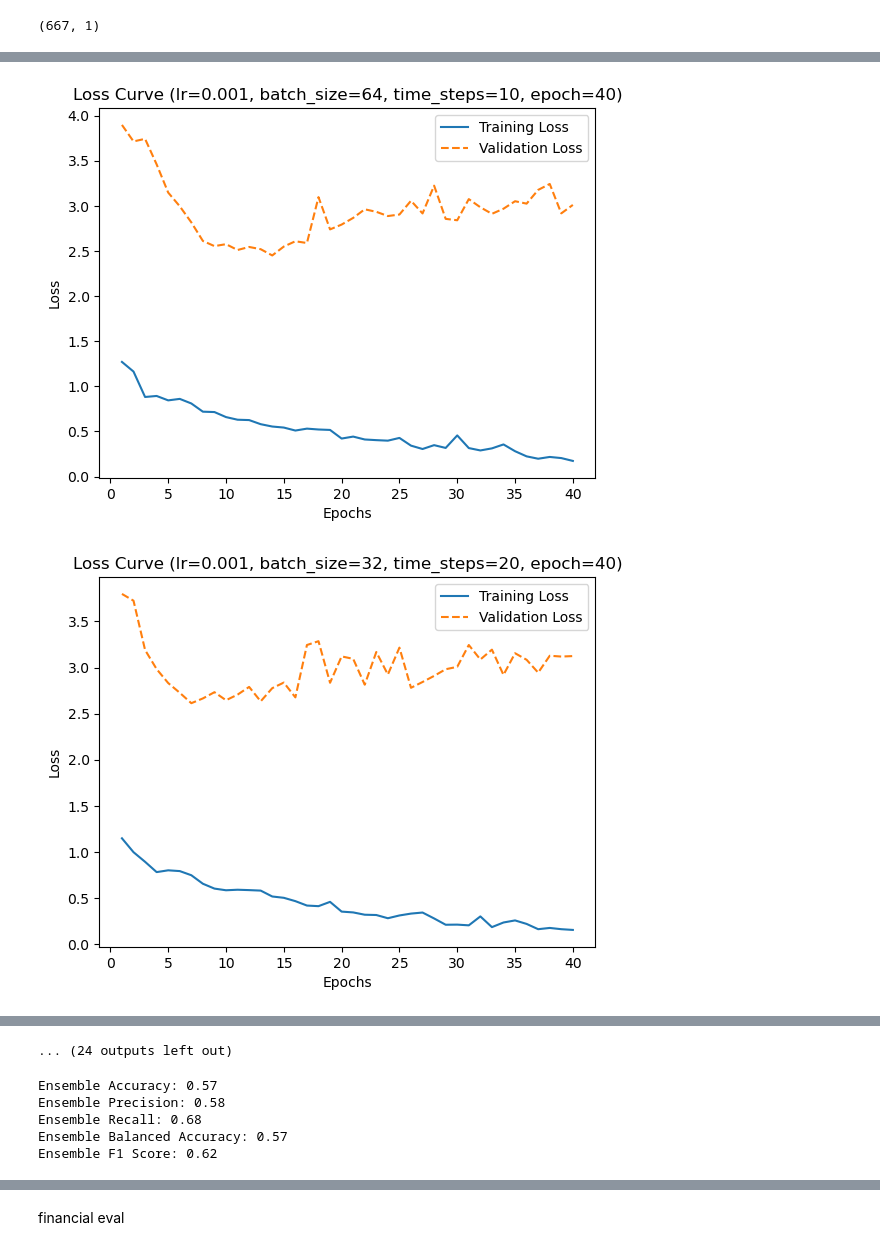
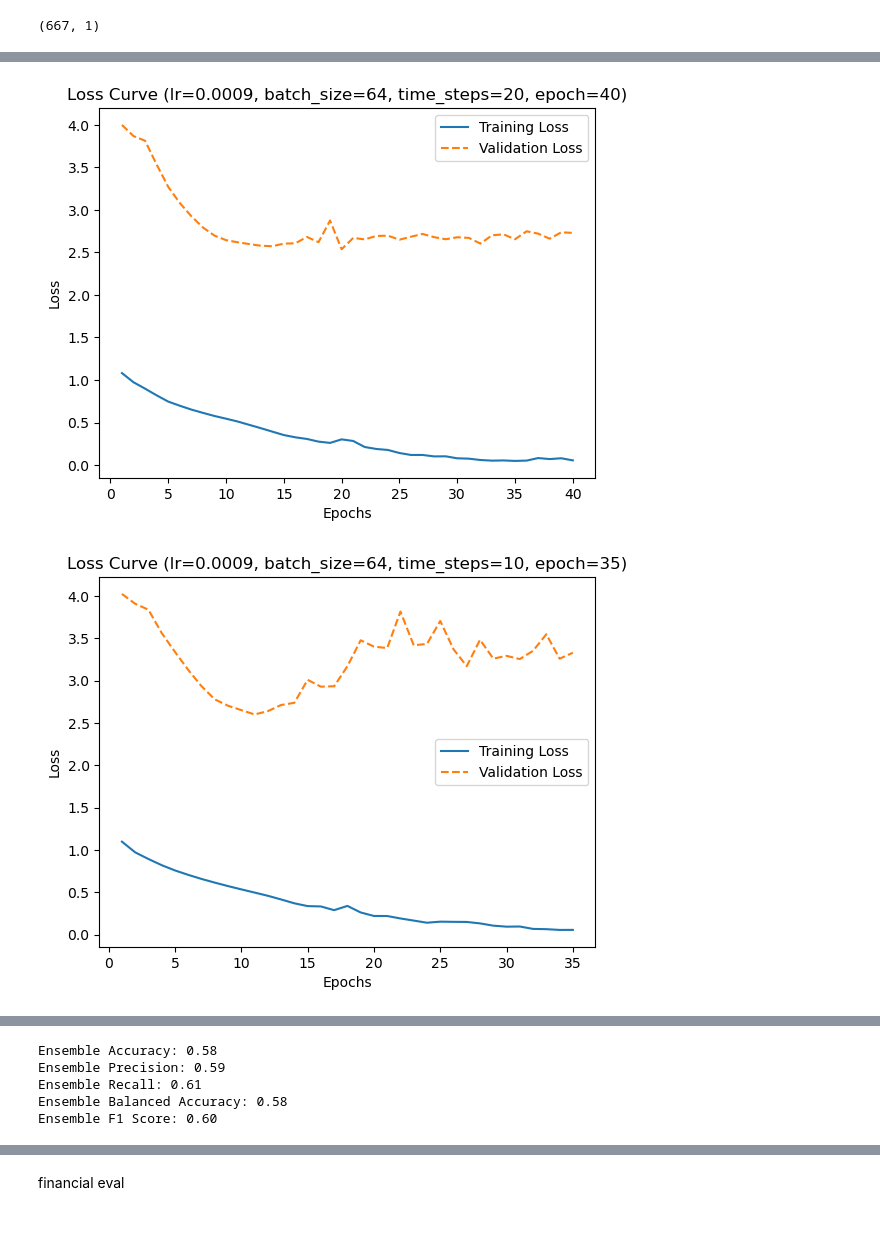
Before and after one commit to halilvibrahim/stock_movement, a Jupyter notebook: Ensemble_Models/AMZN_Ensemble.ipynb, the cells around one changed output, grey strips where cells are left out. Cells and saved outputs as stored; diff of their text form; code cells hidden in the pictures.

Commit message:
amzn ensemble optimise.

```diff
--- a/Ensemble_Models/AMZN_Ensemble.ipynb
+++ b/Ensemble_Models/AMZN_Ensemble.ipynb
@@ -90,10 +90,10 @@ from itertools import product  # For generating combinations
 import matplotlib.pyplot as plt
 
 # Define model parameters
-learning_rates = [0.001, 0.002, 0.0015]
-epochs = [45, 40, 35]
+learning_rates = [0.001, 0.0009]
+epochs = [40, 35]
 time_steps = [10, 20]
-batch_sizes = [32, 64]
+batch_sizes = [64]
 
 # Create combinations of parameters (learning rate, epochs, time steps, batch size)
 combinations = list(product(learning_rates, epochs, time_steps, batch_sizes))
@@ -215,2 +215,2 @@ ensemble_results = np.array(ensemble_results)
-[figure, old version]
+[figure, new version]
-[figure, old version]
+[figure, new version]
@@ -222,4 +218,3 @@ ensemble_results = np.array(ensemble_results)
-... (24 outputs left out)
 # %%
 majority_voting_predictions = []
 
@@ -255,11 +250,11 @@ print(f"Ensemble Recall: {recall:.2f}")
 print(f"Ensemble Balanced Accuracy: {balanced_accuracy:.2f}")
 print(f"Ensemble F1 Score: {f1:.2f}")
 # %% [output]
-Ensemble Accuracy: 0.57
-Ensemble Precision: 0.58
-Ensemble Recall: 0.68
-Ensemble Balanced Accuracy: 0.57
-Ensemble F1 Score: 0.62
+Ensemble Accuracy: 0.58
+Ensemble Precision: 0.59
+Ensemble Recall: 0.61
+Ensemble Balanced Accuracy: 0.58
+Ensemble F1 Score: 0.60
 # %%
 from sklearn.metrics import confusion_matrix, ConfusionMatrixDisplay
 cm = confusion_matrix(y_test_binary, majority_voting_predictions)
```
Also changed, not shown: parts of 4 cells of this notebook.
